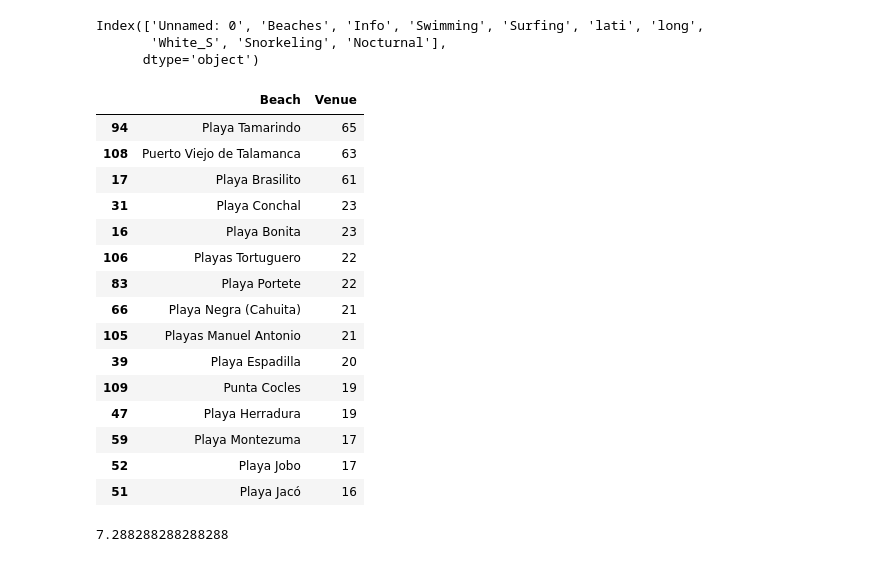
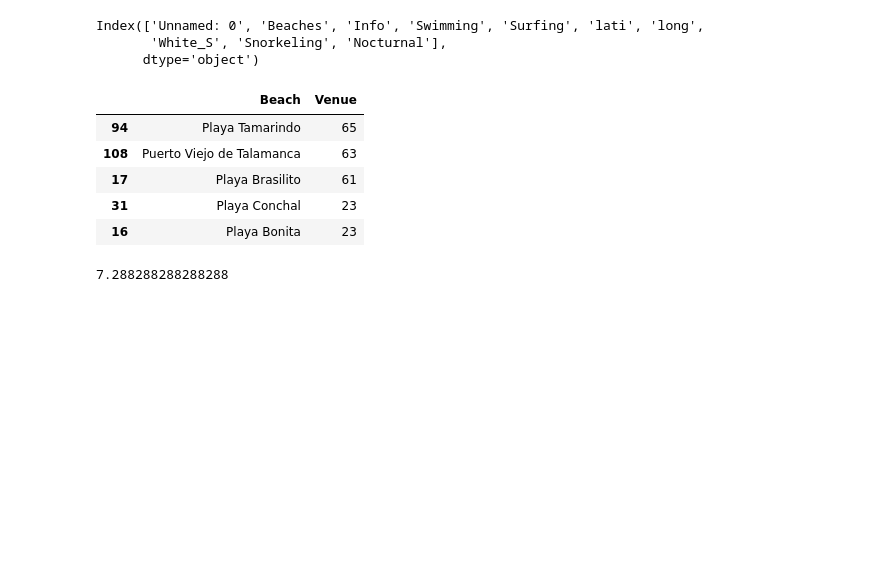
Before and after one commit to jesagocr/DataScience_IBM_Coursera_Capstone, a Jupyter notebook: projectBeaches.ipynb, the cells around one changed output. Saved outputs shown, nothing was run; the diff lists cells and outputs as text; code cells hidden in the pictures; blank space fills up the shorter version.

```diff
--- a/projectBeaches.ipynb
+++ b/projectBeaches.ipynb
@@ -881,26 +881,16 @@ be_venues.to_csv('BeachandVenues.csv')
 # %%
 items = be_venues.groupby('Beach').count()
 items.reset_index(inplace=True)
 n_items = items[['Beach','Venue']]
 n_items.sort_values(by='Venue',ascending=False, inplace=True)
-n_items.head(15)
+n_items.head()
 # %% [output]
 |  | Beach | Venue |
 | 94 | Playa Tamarindo | 65 |
 | 108 | Puerto Viejo de Talamanca | 63 |
 | 17 | Playa Brasilito | 61 |
 | 31 | Playa Conchal | 23 |
 | 16 | Playa Bonita | 23 |
-| 106 | Playas Tortuguero | 22 |
-| 83 | Playa Portete | 22 |
-| 66 | Playa Negra (Cahuita) | 21 |
-| 105 | Playas Manuel Antonio | 21 |
-| 39 | Playa Espadilla | 20 |
-| 109 | Punta Cocles | 19 |
-| 47 | Playa Herradura | 19 |
-| 59 | Playa Montezuma | 17 |
-| 52 | Playa Jobo | 17 |
-| 51 | Playa Jacó | 16 |
 # %%
 n_items['Venue'].mean()
 # %% [output]
```
Also changed, not shown: parts of 4 cells of this notebook, 3 other files.
